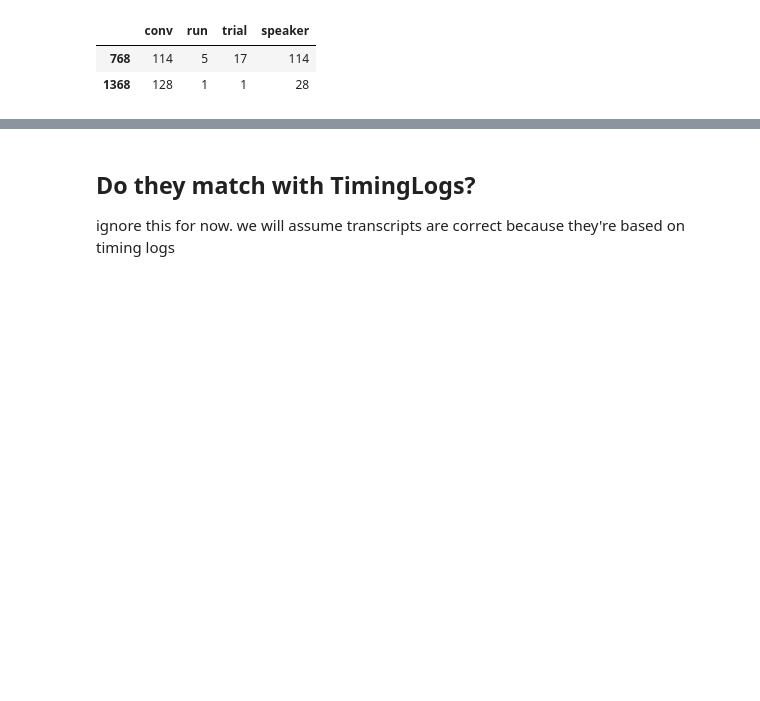
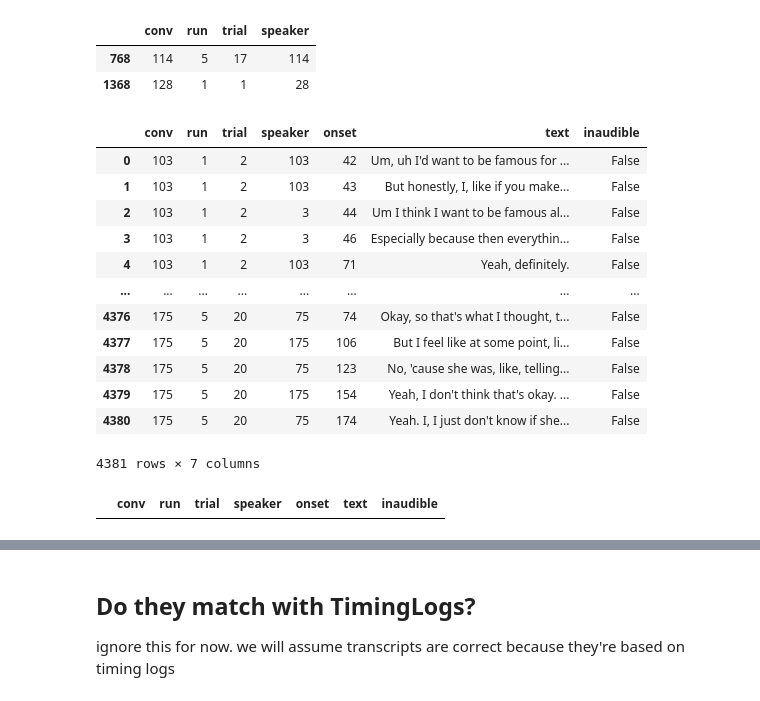
Before and after one commit to YeajuDianaKim394/EncodingModels, a Jupyter notebook: code/qa.ipynb, the cells around one changed output, grey strips where cells are left out. Saved outputs shown, nothing was run; the diff lists cells and outputs as text; code cells hidden in the pictures; blank space fills up the shorter version.

```diff
--- a/code/qa.ipynb
+++ b/code/qa.ipynb
@@ -220,3 +215,24 @@ df.iloc[ids.index][['conv', 'run', 'trial', 'speaker']].drop_duplicates()
 |  | conv | run | trial | speaker |
 | 768 | 114 | 5 | 17 | 114 |
 | 1368 | 128 | 1 | 1 | 28 |
+# %%
+df['inaudible'] = df.text.apply(lambda x: 'inaudible' in str(x))
+df
+# %% [output]
+|  | conv | run | trial | speaker | onset | text | inaudible |
+| 0 | 103 | 1 | 2 | 103 | 42 | Um, uh I'd want to be famous for ... | False |
+| 1 | 103 | 1 | 2 | 103 | 43 | But honestly, I, like if you make... | False |
+| 2 | 103 | 1 | 2 | 3 | 44 | Um I think I want to be famous al... | False |
+| 3 | 103 | 1 | 2 | 3 | 46 | Especially because then everythin... | False |
+| 4 | 103 | 1 | 2 | 103 | 71 | Yeah, definitely. | False |
+| ... | ... | ... | ... | ... | ... | ... | ... |
+| 4376 | 175 | 5 | 20 | 75 | 74 | Okay, so that's what I thought, t... | False |
+| 4377 | 175 | 5 | 20 | 175 | 106 | But I feel like at some point, li... | False |
+| 4378 | 175 | 5 | 20 | 75 | 123 | No, 'cause she was, like, telling... | False |
+| 4379 | 175 | 5 | 20 | 175 | 154 | Yeah, I don't think that's okay. ... | False |
+| 4380 | 175 | 5 | 20 | 75 | 174 | Yeah. I, I just don't know if she... | False |
+4381 rows × 7 columns
+# %%
+df[df.inaudible]
+# %% [output]
+|  | conv | run | trial | speaker | onset | text | inaudible |
```
Also changed, not shown: parts of 66 cells of this notebook.
